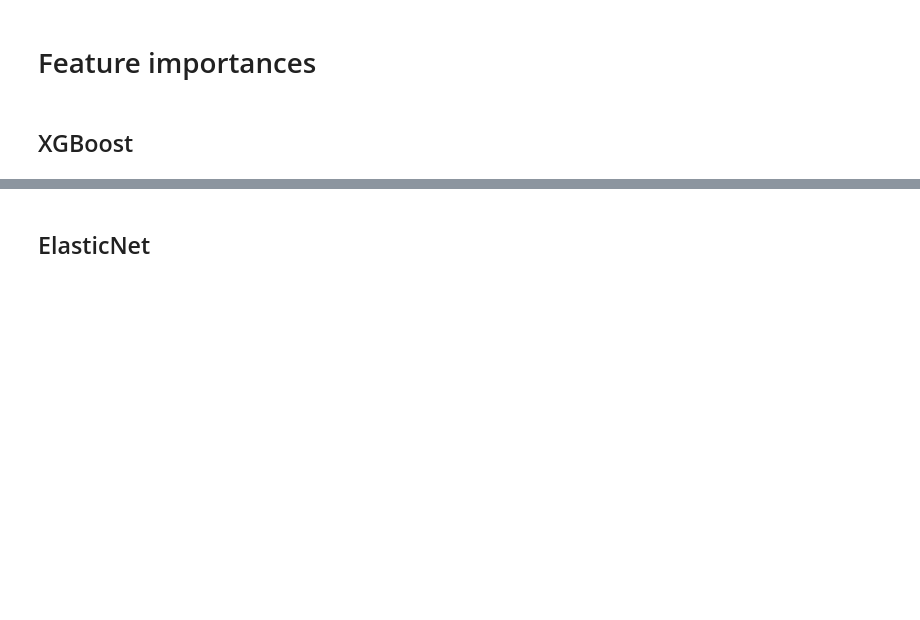
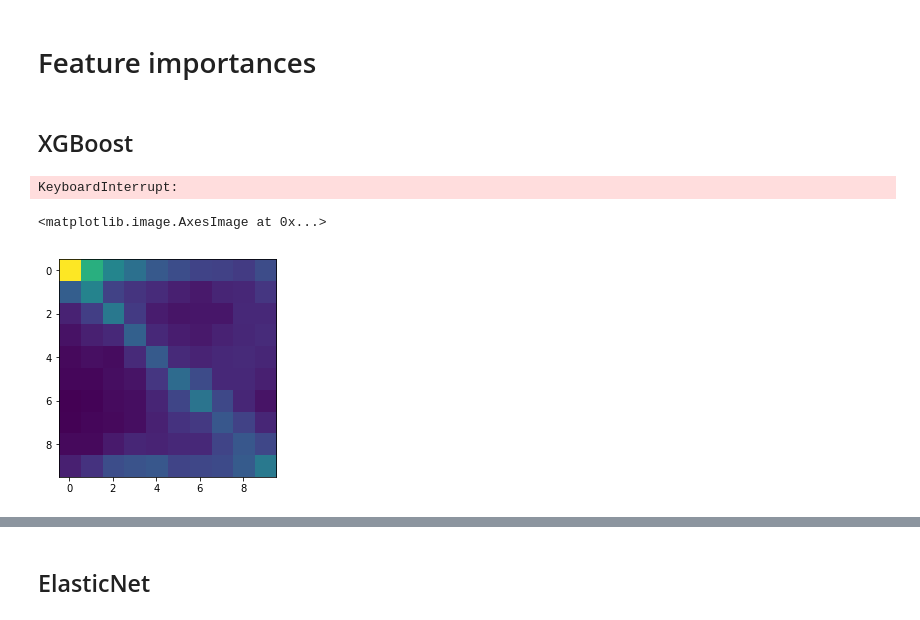
Before and after one commit to EstevaoUyra/spikelearn, a Jupyter notebook: notebooks/exploration/Activity changes.ipynb, the cells around one changed output, grey strips where cells are left out. Saved outputs shown, nothing was run; the diff lists cells and outputs as text; code cells hidden in the pictures; blank space fills up the shorter version.

```diff
--- a/notebooks/exploration/Activity changes.ipynb
+++ b/notebooks/exploration/Activity changes.ipynb
@@ -88 +88,10 @@ clf = XGBClassifier(**params)
+# %%
+preds = cross_val_predict(clf, X, y, trial, GroupKFold(5))
+# %% [output]
+KeyboardInterrupt:
+# %%
+plt.imshow(confusion_matrix(preds,y))
+# %% [output]
+<matplotlib.image.AxesImage at 0x...>
+[figure, added]
 # %%
```
Also changed, not shown: parts of 14 cells of this notebook, 2 other files.
